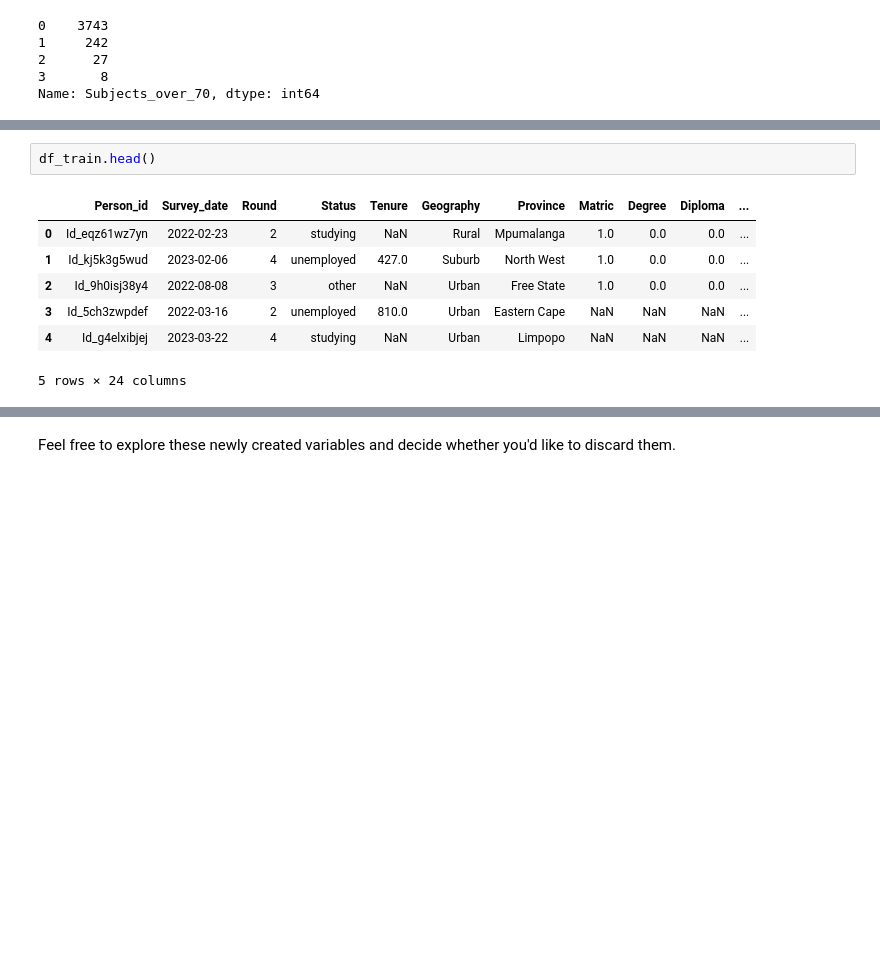
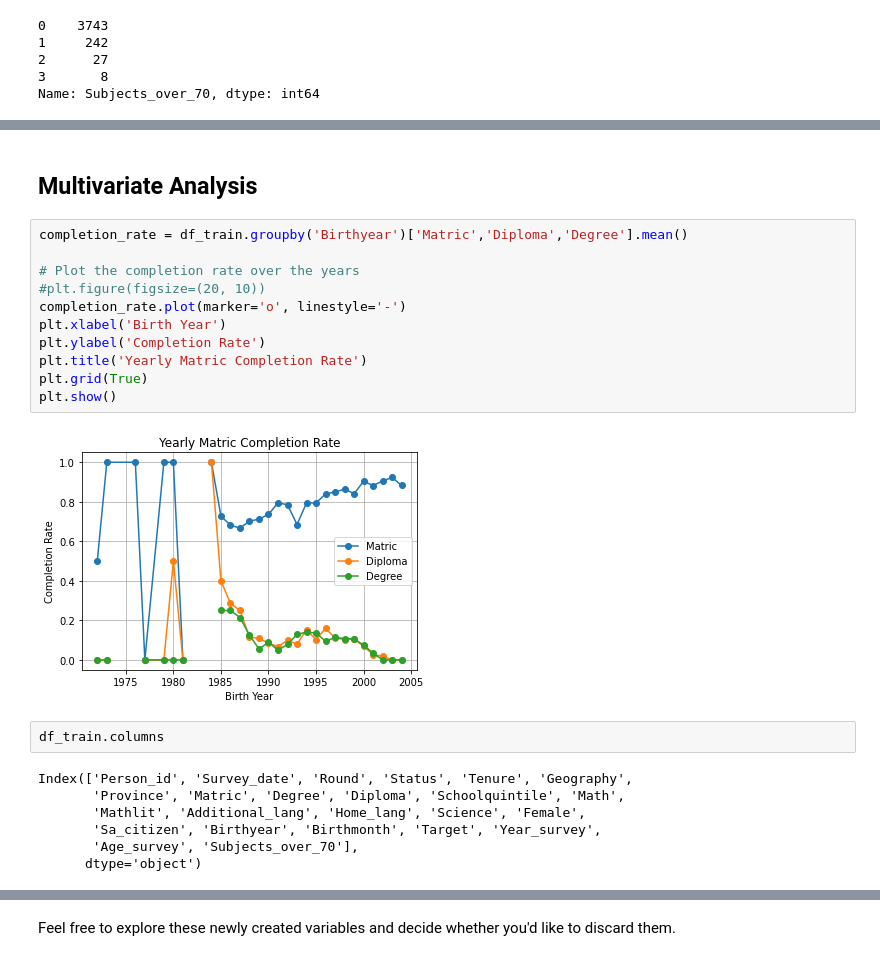
Before and after one commit to pushkarsaxena96/Youth-income-prediction-challenge, a Jupyter notebook: Predictive_Insights_Starting_Notebook.ipynb, the cells around one changed output, grey strips where cells are left out. Cells and saved outputs as stored; diff of their text form; blank space fills up the shorter version.

Commit message:
Additional EDA

```diff
--- a/Predictive_Insights_Starting_Notebook.ipynb
+++ b/Predictive_Insights_Starting_Notebook.ipynb
@@ -422,10 +470,24 @@ Name: Subjects_over_70, dtype: int64
+# %% [markdown]
+## Multivariate Analysis
+# %%
+completion_rate = df_train.groupby('Birthyear')['Matric','Diploma','Degree'].mean()
+
+# Plot the completion rate over the years
+#plt.figure(figsize=(20, 10))
+completion_rate.plot(marker='o', linestyle='-')
+plt.xlabel('Birth Year')
+plt.ylabel('Completion Rate')
+plt.title('Yearly Matric Completion Rate')
+plt.grid(True)
+plt.show()
+# %% [output]
+[figure, added]
 # %%
-df_train.head()
+df_train.columns
 # %% [output]
-|  | Person_id | Survey_date | Round | Status | Tenure | Geography | Province | Matric | Degree | Diploma | ... |
-| 0 | Id_eqz61wz7yn | 2022-02-23 | 2 | studying | NaN | Rural | Mpumalanga | 1.0 | 0.0 | 0.0 | ... |
-| 1 | Id_kj5k3g5wud | 2023-02-06 | 4 | unemployed | 427.0 | Suburb | North West | 1.0 | 0.0 | 0.0 | ... |
-| 2 | Id_9h0isj38y4 | 2022-08-08 | 3 | other | NaN | Urban | Free State | 1.0 | 0.0 | 0.0 | ... |
-| 3 | Id_5ch3zwpdef | 2022-03-16 | 2 | unemployed | 810.0 | Urban | Eastern Cape | NaN | NaN | NaN | ... |
-| 4 | Id_g4elxibjej | 2023-03-22 | 4 | studying | NaN | Urban | Limpopo | NaN | NaN | NaN | ... |
-5 rows × 24 columns
+Index(['Person_id', 'Survey_date', 'Round', 'Status', 'Tenure', 'Geography',
+       'Province', 'Matric', 'Degree', 'Diploma', 'Schoolquintile', 'Math',
+       'Mathlit', 'Additional_lang', 'Home_lang', 'Science', 'Female',
+       'Sa_citizen', 'Birthyear', 'Birthmonth', 'Target', 'Year_survey',
+       'Age_survey', 'Subjects_over_70'],
+      dtype='object')
```
Also changed, not shown: parts of 10 cells of this notebook.
